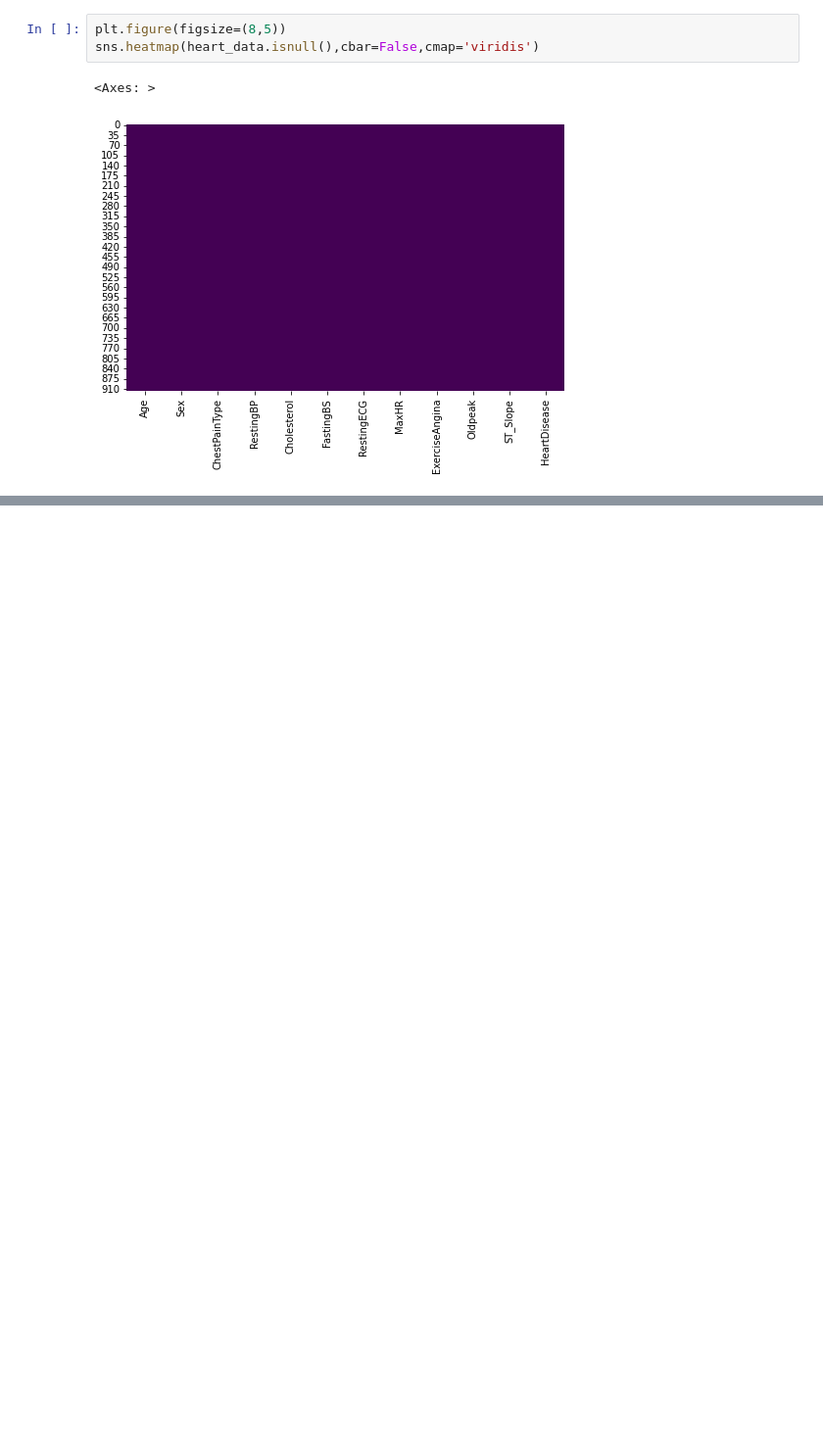
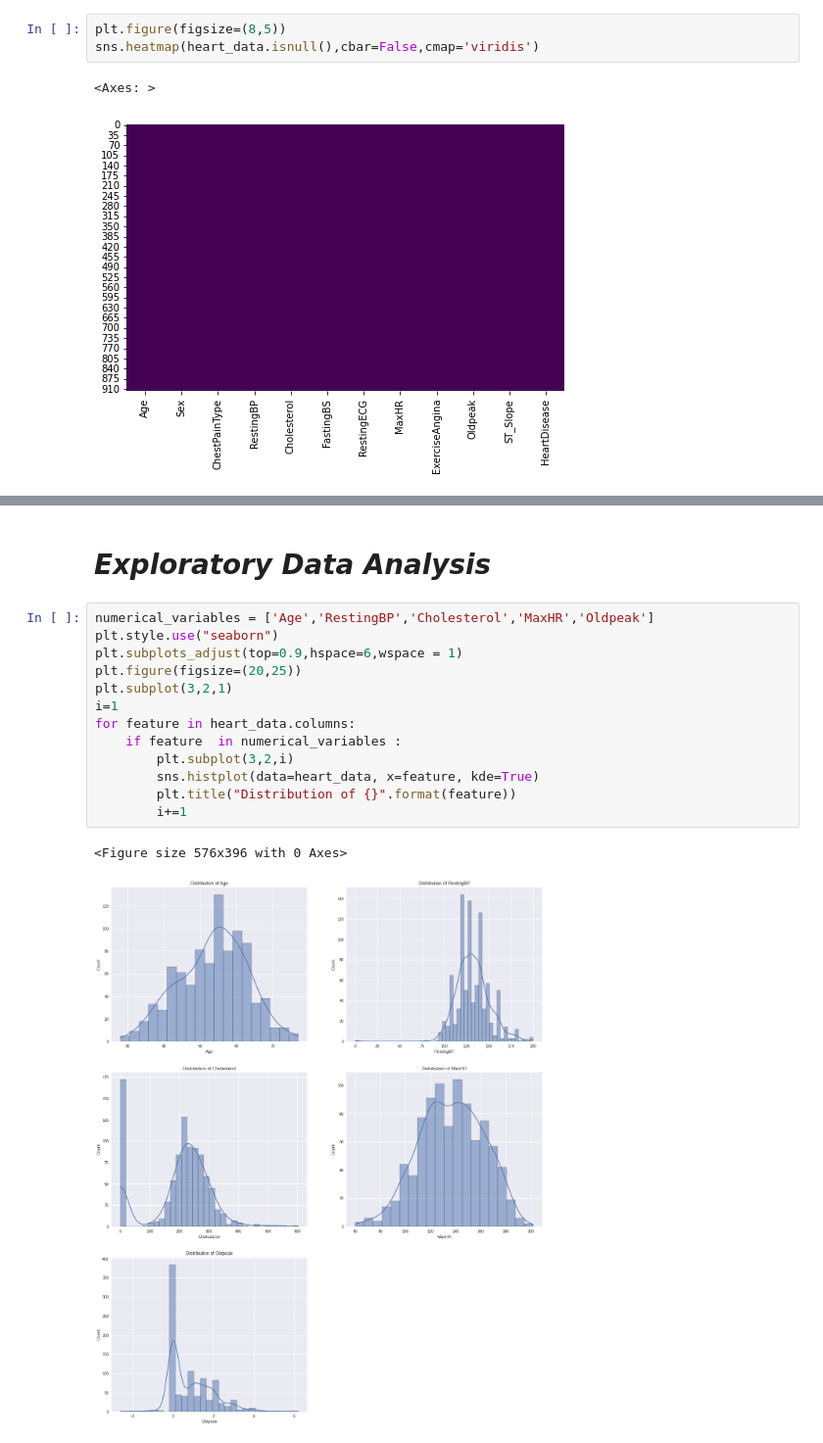
Before and after one commit to lovepreetmultani/python, a Jupyter notebook: Heart.ipynb, the cells around one changed output, grey strips where cells are left out. Shown at 98% size. Saved outputs shown, nothing was run; the diff lists cells and outputs as text; blank space fills up the shorter version.

```diff
--- a/Heart.ipynb
+++ b/Heart.ipynb
@@ -51,0 +203,18 @@ sns.heatmap(heart_data.isnull(),cbar=False,cmap='viridis')
+# %% [markdown]
+# ***Exploratory Data Analysis***
+# %%
+numerical_variables = ['Age','RestingBP','Cholesterol','MaxHR','Oldpeak']
+plt.style.use("seaborn")
+plt.subplots_adjust(top=0.9,hspace=6,wspace = 1)
+plt.figure(figsize=(20,25))
+plt.subplot(3,2,1)
+i=1
+for feature in heart_data.columns:
+    if feature  in numerical_variables :
+        plt.subplot(3,2,i)
+        sns.histplot(data=heart_data, x=feature, kde=True)
+        plt.title("Distribution of {}".format(feature))
+        i+=1
+# %% [output]
+<Figure size 576x396 with 0 Axes>
+[figure, added]
```
Also changed, not shown: parts of 37 cells of this notebook.
